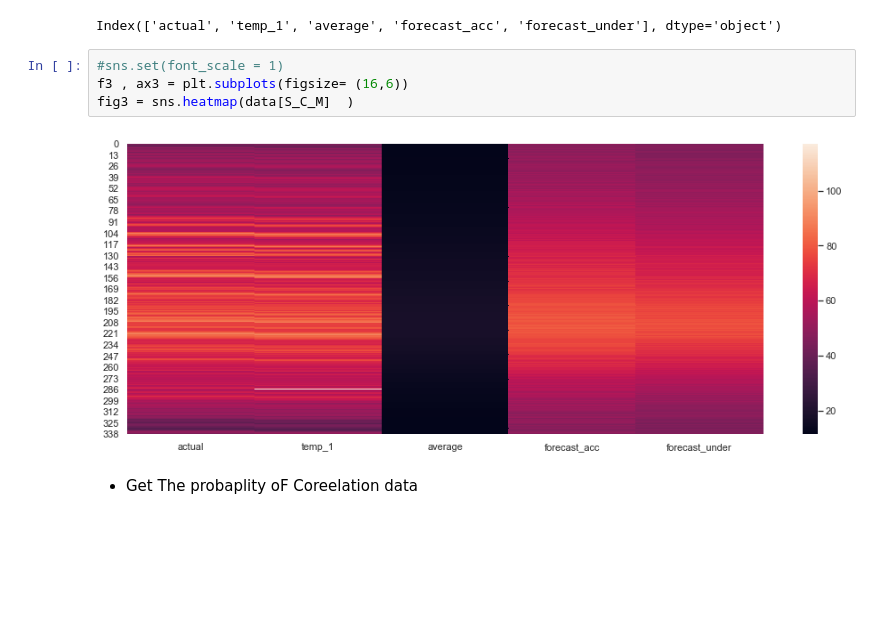
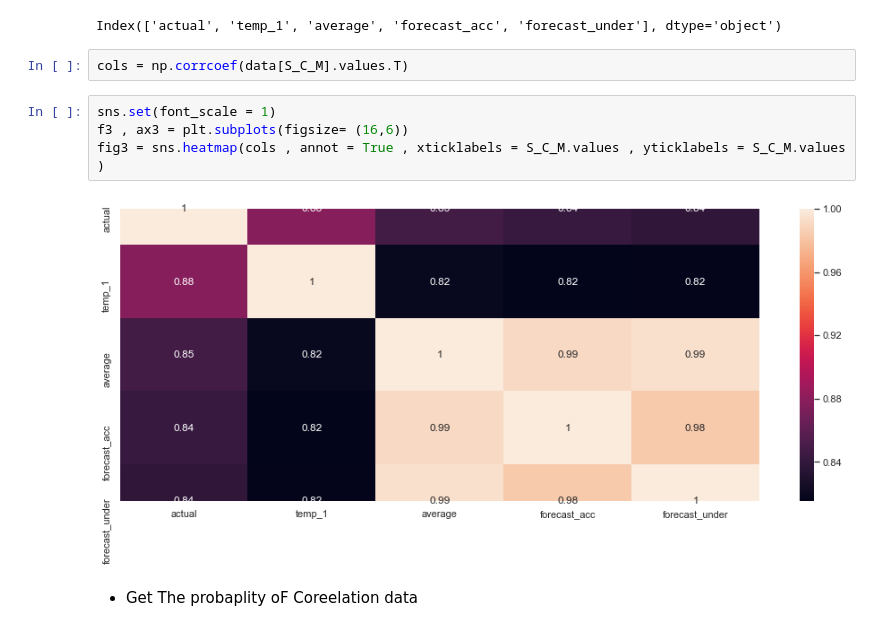
Before and after one commit to Ahmed2020538/Data_Science, a Jupyter notebook: Liberaries in python/Sklearn_lib/ML_Models/Supervised_ML_Models/New_ML_Technices/Random_Forest_techniqe/Regressor_Models/Gradient Boosting Regrassor_EX (2).ipynb, the cells around one changed output. Cells and saved outputs as stored; diff of their text form; blank space fills up the shorter version.

```diff
--- a/Liberaries in python/Sklearn_lib/ML_Models/Supervised_ML_Models/New_ML_Technices/Random_Forest_techniqe/Regressor_Models/Gradient Boosting Regrassor_EX (2).ipynb
+++ b/Liberaries in python/Sklearn_lib/ML_Models/Supervised_ML_Models/New_ML_Technices/Random_Forest_techniqe/Regressor_Models/Gradient Boosting Regrassor_EX (2).ipynb
@@ -95,12 +95,14 @@ S_C_M = C_M.nlargest( k , "actual")["actual"].index
 S_C_M
 # %% [output]
 Index(['actual', 'temp_1', 'average', 'forecast_acc', 'forecast_under'], dtype='object')
+# %%
+cols = np.corrcoef(data[S_C_M].values.T)
 # %%
-#sns.set(font_scale = 1)
+sns.set(font_scale = 1)
 f3 , ax3 = plt.subplots(figsize= (16,6))
-fig3 = sns.heatmap(data[S_C_M]  )
+fig3 = sns.heatmap(cols , annot = True , xticklabels = S_C_M.values , yticklabels = S_C_M.values  )
 # %% [output]
-[figure, old version]
+[figure, new version]
 # %% [markdown]
 * Get The probaplity oF Coreelation data
 # %%
```
Also changed, not shown: parts of 11 cells of this notebook.
